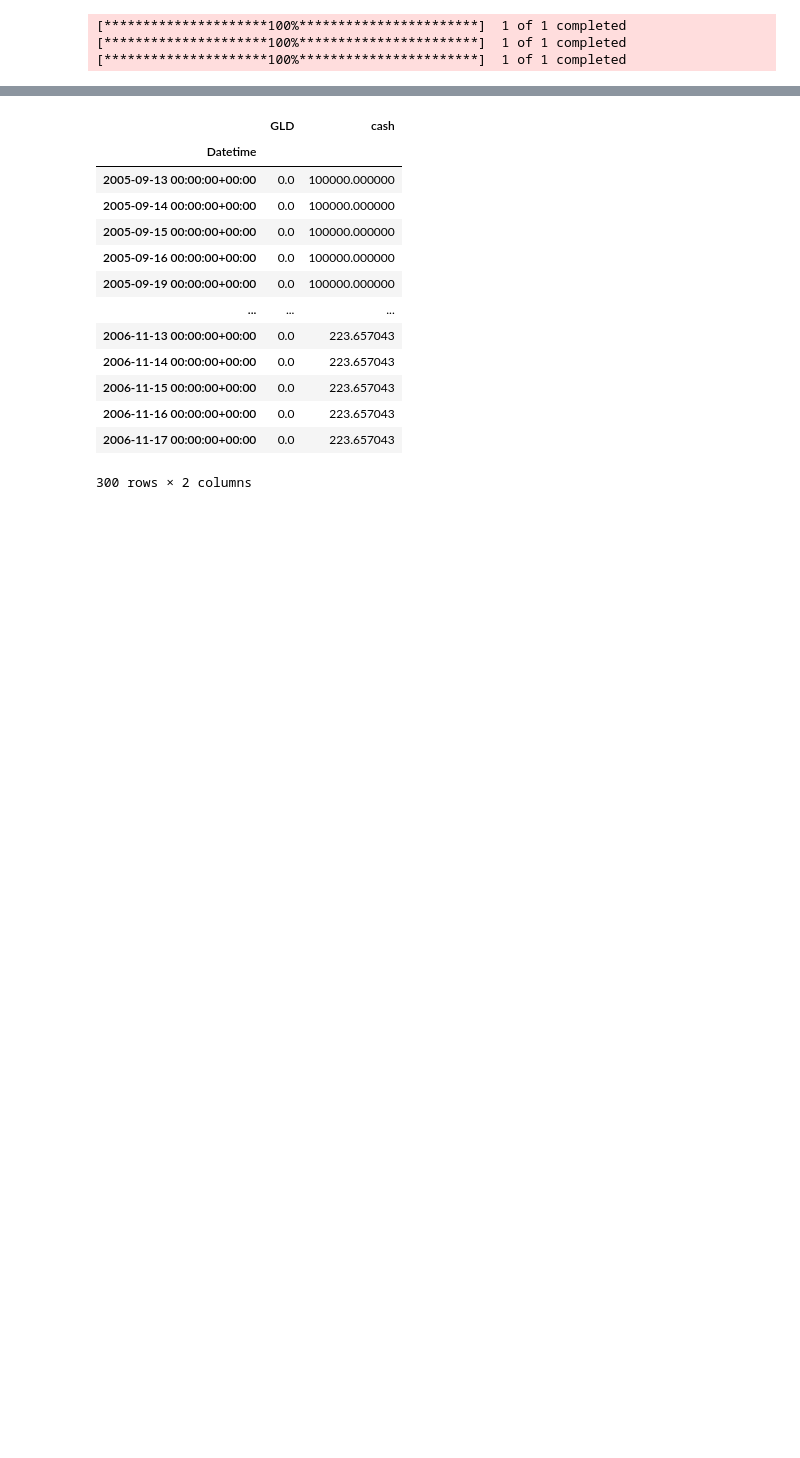
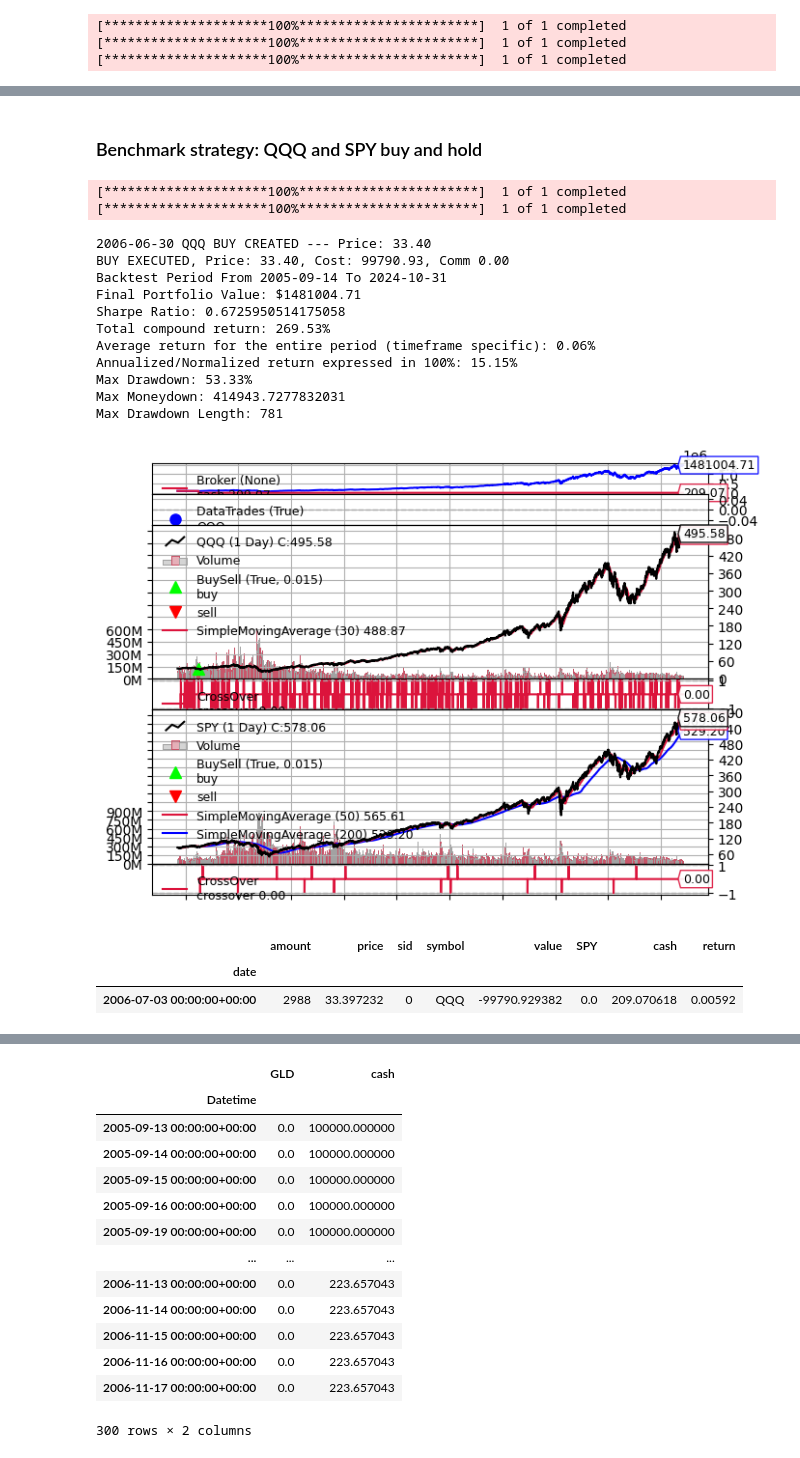
Before and after one commit to Lillian1228/quant_strategies, a Jupyter notebook: notebooks/sma_backtest.ipynb, the cells around one changed output, grey strips where cells are left out. Cells and saved outputs as stored; diff of their text form; code cells hidden in the pictures; blank space fills up the shorter version.

Commit message:
updated benchmark strategies

```diff
--- a/notebooks/sma_backtest.ipynb
+++ b/notebooks/sma_backtest.ipynb
@@ -290,0 +174,30 @@ transactions.to_csv('backtest_old.csv')
+# %% [markdown]
+### Benchmark strategy: QQQ and SPY buy and hold
+# %%
+start_date = "2005-09-14"
+end_date =  "2024-10-31"
+tickers = ['QQQ', 'SPY']
+strategy = custom.QQQ_SPY_Signal_Buy_and_Hold
+transactions = cerebro_runner(start_date, end_date, strategy, tickers, setcash=100000)
+# %% [output]
+[*********************100%***********************]  1 of 1 completed
+[*********************100%***********************]  1 of 1 completed
+2006-06-30 QQQ BUY CREATED --- Price: 33.40
+BUY EXECUTED, Price: 33.40, Cost: 99790.93, Comm 0.00
+Backtest Period From 2005-09-14 To 2024-10-31
+Final Portfolio Value: $1481004.71
+Sharpe Ratio: 0.6725950514175058
+Total compound return: 269.53%
+Average return for the entire period (timeframe specific): 0.06%
+Annualized/Normalized return expressed in 100%: 15.15%
+Max Drawdown: 53.33%
+Max Moneydown: 414943.7277832031
+Max Drawdown Length: 781
+[figure, added]
+# %%
+transactions
+#pyfolio.get_pf_items()
+# %% [output]
+|  | amount | price | sid | symbol | value | SPY | cash | return |
+| date |  |  |  |  |  |  |  |  |
+| 2006-07-03 00:00:00+00:00 | 2988 | 33.397232 | 0 | QQQ | -99790.929382 | 0.0 | 209.070618 | 0.00592 |
```
Also changed, not shown: parts of 19 cells of this notebook, 2 other files.
